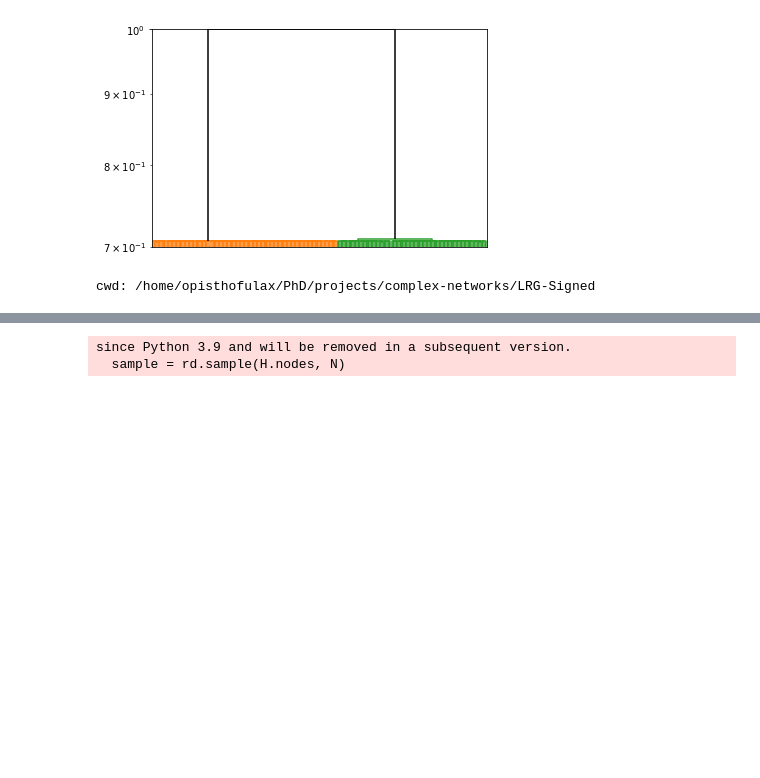
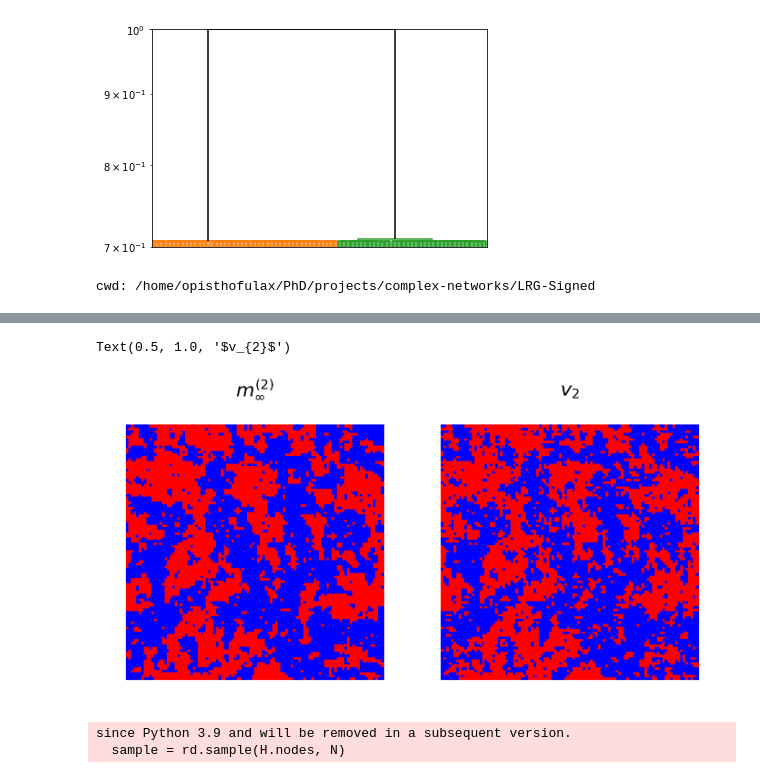
Before and after one commit to giulioiannelli/lrgsglib-public, a Jupyter notebook: notebooks/OLD_Spectral-PhT.ipynb, the cells around one changed output, grey strips where cells are left out. Cells and saved outputs as stored; diff of their text form; code cells hidden in the pictures; blank space fills up the shorter version.

```diff
--- a/notebooks/OLD_Spectral-PhT.ipynb
+++ b/notebooks/OLD_Spectral-PhT.ipynb
@@ -335,3 +351,33 @@ m
+# %%
+mapping = {old_label:new_label
+           for new_label, old_label in enumerate(lattice.G.nodes())}
+Im=np.zeros((lattice.side1,lattice.side2))
+for i1 in range(lattice.N):
+    Node=list(mapping)[i1]
+    if ((m[i1])==1):
+        Im[Node[1], Node[0]]=-1
+    if ((m[i1])==-1):
+        Im[Node[1],Node[0]]=1
+
+pos = dict(zip(lattice.H, lattice.G))
+
+eigenN = 2
+listam=['red' if i >0 else 'blue' for i in bigmagn[eigenN]]
+listae=['red' if i >0 else 'blue' for i in lattice.bin_eigV(eigenN)]
+from matplotlib import colors
+# cmap = colors.ListedColormap(['darkblue', 'red'])
+fig, (ax, ax1) = plt.subplots(ncols=2, figsize=(14, 7))
+plt.subplots_adjust(wspace=None, top=0.5)
+nx.draw(lattice.H, pos=pos, node_size=20, width=3, ax=ax, node_color=listam, node_shape="s")
+nx.draw(lattice.H, pos=pos, node_size=20, width=3, ax=ax1, node_color=listae, node_shape="s")
+# im = ax1.imshow(Im,interpolation=None,cmap=cmap, origin='lower')
+# fig.colorbar(im, ax=ax1)
+fig.tight_layout()
+ax.set_title(fr"$m_{{\infty}}^{{({eigenN})}}$", fontdict={'size': 30})
+ax1.set_title(fr"$v_{({eigenN})}$", fontdict={'size': 30})
+# %% [output]
+Text(0.5, 1.0, '$v_{2}$')
+[figure, added]
 # %%
 #Generate network
 L = 200
```
Also changed, not shown: parts of 5 cells of this notebook, 13 other files.
